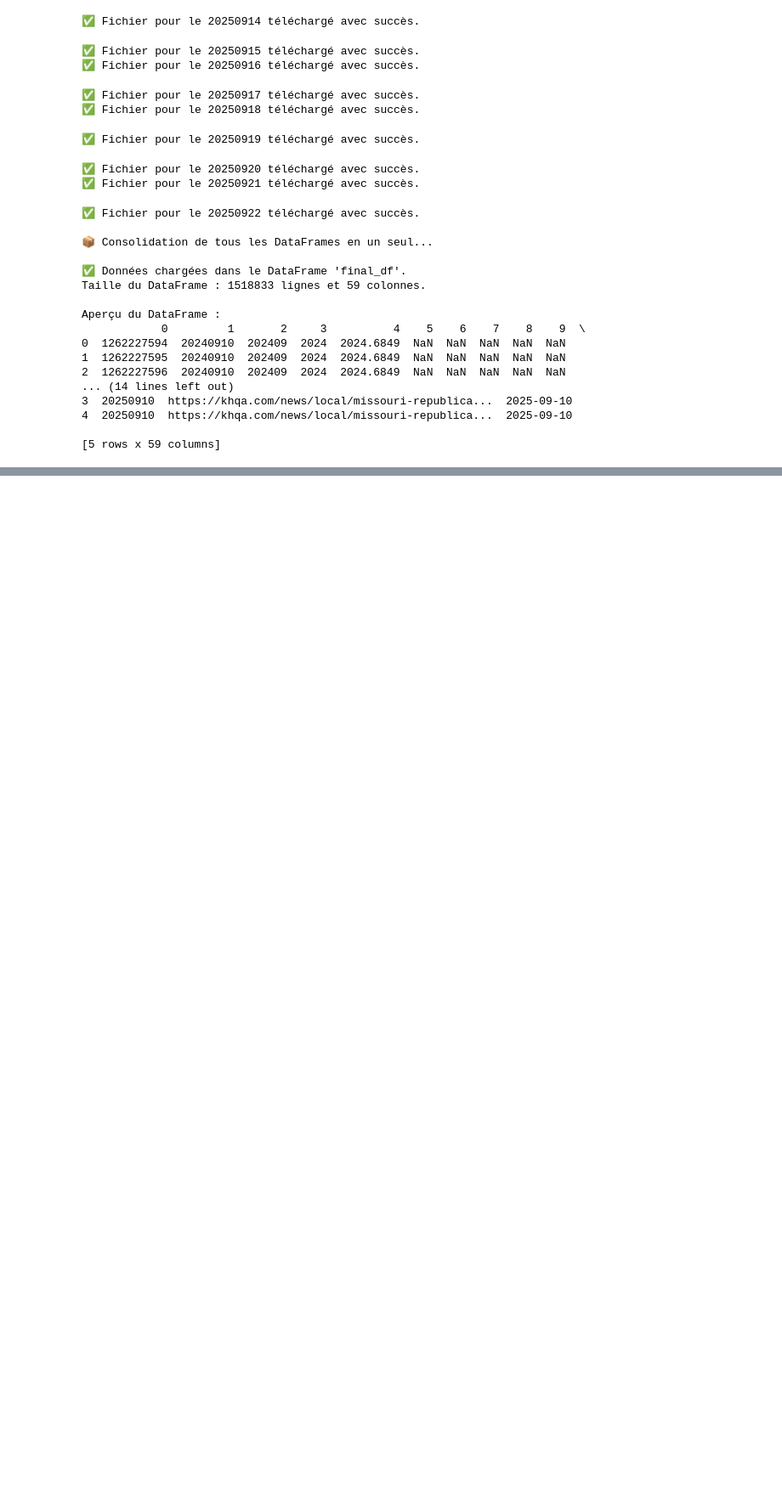
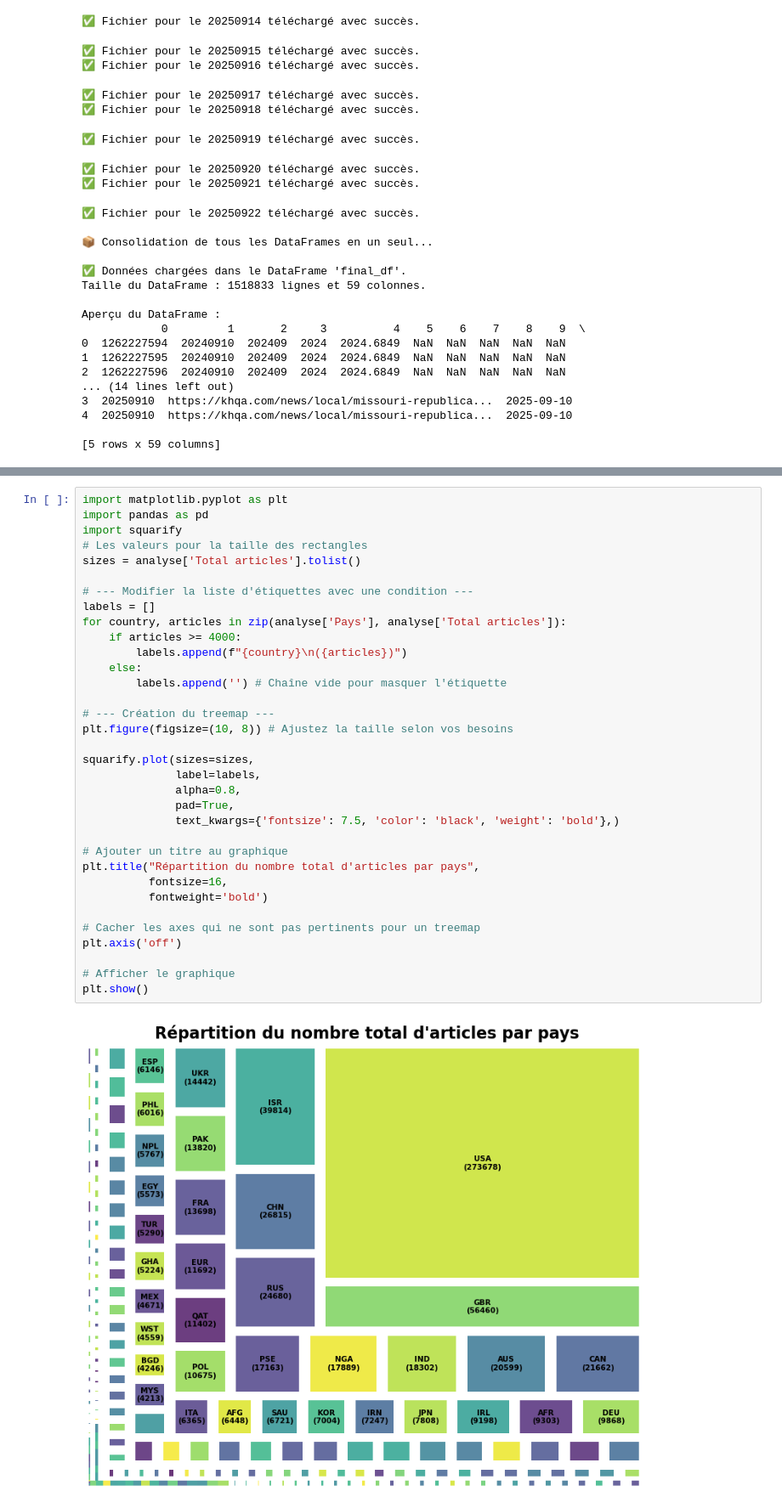
Before and after one commit to WilliamYOLO/BIGDATA, a Jupyter notebook: Sentiment.ipynb, the cells around one changed output, grey strips where cells are left out. Shown at 85% size. Cells and saved outputs as stored; diff of their text form; blank space fills up the shorter version.

```diff
--- a/Sentiment.ipynb
+++ b/Sentiment.ipynb
@@ -212,0 +420,36 @@ all_data
+# %%
+import matplotlib.pyplot as plt
+import pandas as pd
+import squarify
+# Les valeurs pour la taille des rectangles
+sizes = analyse['Total articles'].tolist()
+
+# --- Modifier la liste d'étiquettes avec une condition ---
+labels = []
+for country, articles in zip(analyse['Pays'], analyse['Total articles']):
+    if articles >= 4000:
+        labels.append(f"{country}\n({articles})")
+    else:
+        labels.append('') # Chaîne vide pour masquer l'étiquette
+
+# --- Création du treemap ---
+plt.figure(figsize=(10, 8)) # Ajustez la taille selon vos besoins
+
+squarify.plot(sizes=sizes,
+              label=labels,
+              alpha=0.8,
+              pad=True,
+              text_kwargs={'fontsize': 7.5, 'color': 'black', 'weight': 'bold'},)
+
+# Ajouter un titre au graphique
+plt.title("Répartition du nombre total d'articles par pays",
+          fontsize=16,
+          fontweight='bold')
+
+# Cacher les axes qui ne sont pas pertinents pour un treemap
+plt.axis('off')
+
+# Afficher le graphique
+plt.show()
+# %% [output]
+[figure, added]
```
Also changed, not shown: parts of 19 cells of this notebook.
